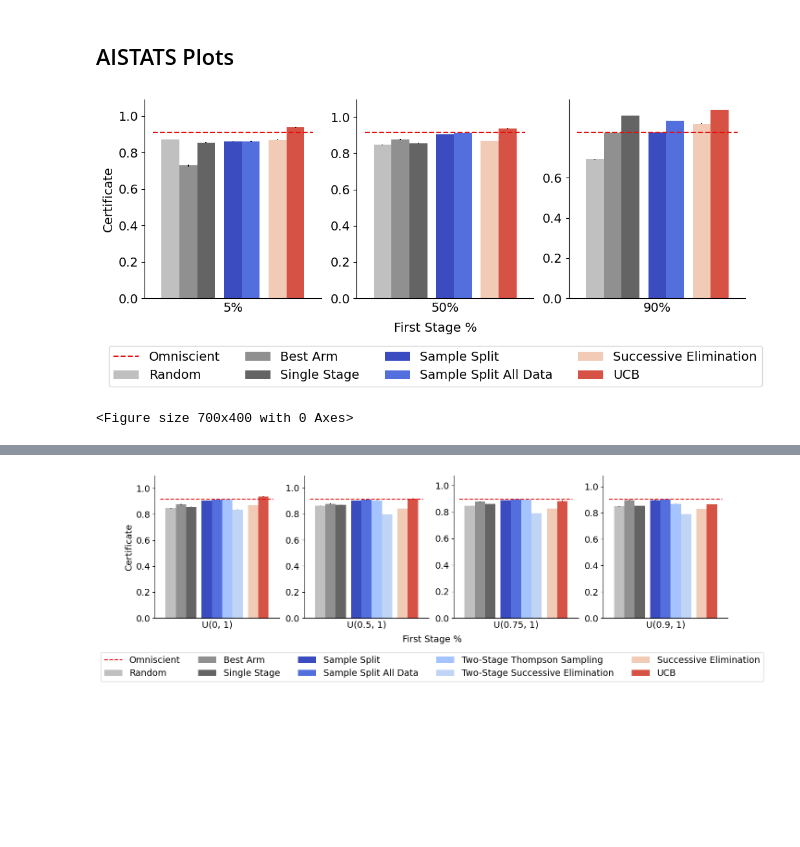
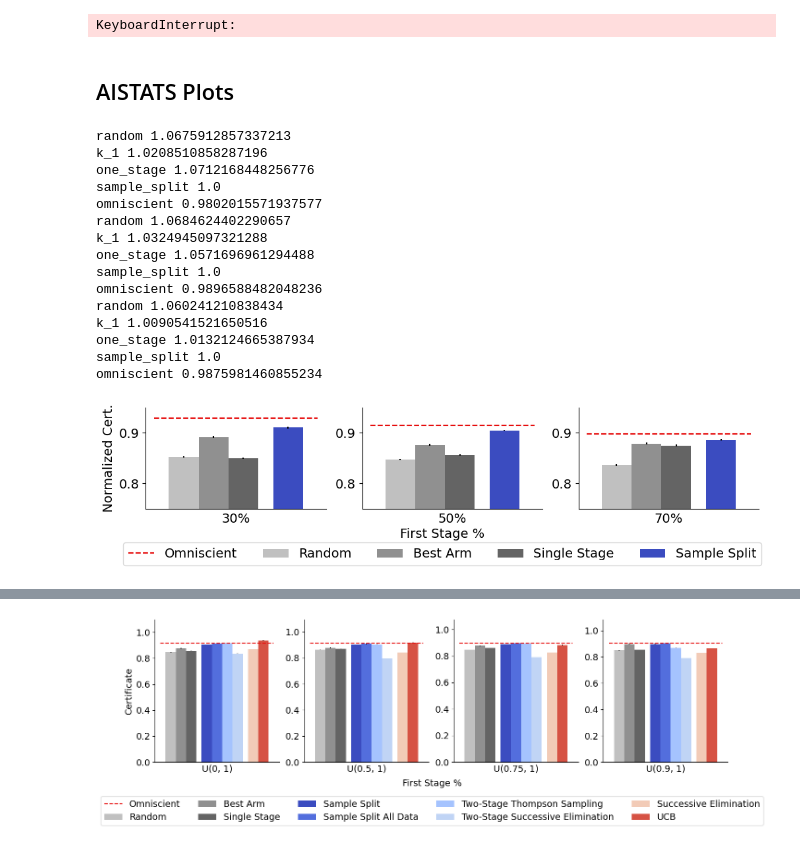
Before and after one commit to secg5/risk_certificate, a Jupyter notebook: scripts/notebooks/Plotting.ipynb, the cells around one changed output, grey strips where cells are left out. Saved outputs shown, nothing was run; the diff lists cells and outputs as text; code cells hidden in the pictures; blank space fills up the shorter version.

Commit message:
Updated plots

```diff
--- a/scripts/notebooks/Plotting.ipynb
+++ b/scripts/notebooks/Plotting.ipynb
@@ -35,8 +38,8 @@ plt.rcParams['savefig.bbox'] = 'tight'
 # %%
 colors_by_method = {}
 non_adaptive_methods = ['','random','k_1','one_stage','fixed_k']
-our_methods = ['sample_split','sample_split_total','','prior','two_stage_thompson','two_stage_successive_elimination']
-adaptive_methods = ['successive_elimination','ucb']
+our_methods = ['sample_split','sample_split_total','prior']
+adaptive_methods = ['two_stage_thompson','two_stage_successive_elimination','successive_elimination','ucb']
 
 greys = plt.cm.Greys(np.linspace(0.2, 1, len(non_adaptive_methods)+1))
 vidris = plt.cm.coolwarm(np.linspace(0, 0.4, len(our_methods)))
@@ -53,6 +56,8 @@ for i,m in enumerate(adaptive_methods):
 
 colors_by_method['omniscient'] = np.array([0.9,0.05,0.05,1.0])
 colors_by_method['median_effect'] = np.array([0.2, 0.6, 0.2, 1.0])
+# %% [output]
+KeyboardInterrupt:
 # %%
 shapes_by_method = {}
 all_shapes = ['P','o','v','D','s','x','^','<','>']
@@ -63,16 +70,13 @@ for i,m in enumerate(non_adaptive_methods+our_methods+['omniscient']+adaptive_me
 # %%
-fig, axs = plt.subplots(1,3, figsize=(12, 4))
-# method_names = ['random','k_1','one_stage','sample_split','sample_split_total','two_stage_thompson','two_stage_successive_elimination','successive_elimination','ucb','omniscient']
-method_names = ['random','k_1','one_stage','sample_split','sample_split_total', 'successive_elimination','ucb','omniscient']
-# nice_names = ["Random","Best Arm","Single Stage","Sample Split","Sample Split All Data","Two-Stage Thompson Sampling","Two-Stage Successive Elimination","Successive Elimination","UCB","Omniscient"]
-nice_names = ["Random","Best Arm","Single Stage","Sample Split","Sample Split All Data", "Successive Elimination","UCB","Omniscient"]
+fig, axs = plt.subplots(1,3, figsize=(12, 2))
+method_names = ['random','k_1','one_stage','sample_split','omniscient']#,'sample_split_total', 'successive_elimination','ucb','omniscient']
+nice_names = ["Random","Best Arm","Single Stage","Sample Split","Omniscient"]#,"Sample Split All Data", "Successive Elimination","UCB","Omniscient"]
 width = 0.1
-plt.figure(figsize=(7,4))
 
 baseline_params = {'sample_size': 500, 'number_arms': 10}
 dataset = "baseline"
-first_stage_sizes = [50,250,450]
-first_stage_percent = ["5%","50%","90%"]
+first_stage_sizes = [150,250,350]
+first_stage_percent = ["30%","50%","70%"]
 
 x_locations = []
 shift = 0
@@ -88,45 +92,55 @@ for i in range(len(first_stage_sizes)):
     num_data = 0
     if len(results)>0:
         num_data = len(results)*len(results[0]['random']['certificate'])
-#     results = aggregate_data(results)
-#     print(results)
-    results = aggregate_normalize_data(results,baseline='one_stage')
+    results = aggregate_normalize_data(results,normalized='max')
     for k,m in enumerate(method_names):
+        print(m,results['sample_split'][0]/results[m][0])
+
         score_by_n = []
         std_by_n = []
 
         if '{}'.format(m) not in results:
             results['{}'.format(m)] = [0,0]
         score_by_n.append(results['{}'.format(m)][0])
         std_by_n.append(results['{}'.format(m)][1]/num_data**.5)
 
 
 
         if m == 'omniscient':
             axs[i].hlines(score_by_n[0],-0.1,x_locations[-1],colors='green',linestyles='dashed',label='Omniscient',color=colors_by_method[m])
             max_val = results['{}'.format(m)][0]
-#         elif m == 'median_effect':
-#             axs[i].hlines(score_by_n[0],-0.1,x_locations[-1],colors='green',linestyles='dashed',label='Median effect',color=colors_by_method[m])
-# #             max_val = results['{}'.format(m)][0]
         else:
             axs[i].bar(x_locations[k],score_by_n,width=width,label=nice_names[k],color=colors_by_method[m],yerr=std_by_n)
             max_val = max(max_val,results['{}'.format(m)][0])
 
         axs[i].set_xticks([])
         axs[i].tick_params(axis='both', which='major', labelsize=14)
-        axs[i].set_ylim([0,max_val*1.2])
+        axs[i].set_ylim([0.75,0.95])
         axs[i].set_xlabel(first_stage_percent[i],fontsize=14)
+        axs[i].set_yticks([0.8,0.9])
 
-
-axs[0].set_ylabel("Certificate",fontsize=14)
-axs[2].set_yticks([0,0.2,0.4,0.6])
+axs[0].set_ylabel("Normalized Cert.",fontsize=14)
 
 handles, labels = axs[0].get_legend_handles_labels()
 
-fig.legend(handles, labels, loc='upper center',ncol=4,bbox_to_anchor=(0.5,-0.05),fontsize=14)
+fig.legend(handles, labels, loc='upper center',ncol=5,bbox_to_anchor=(0.5,-0.1),fontsize=14)
 
-fig.supxlabel("First Stage %",fontsize=14,x=0.5,y=-0.03)
+fig.supxlabel("First Stage %",fontsize=14,x=0.5,y=-0.13)
 fig.savefig("../../results/figures/non_adaptive.pdf",dpi=300, bbox_inches='tight')
 # %% [output]
+random 1.0675912857337213
+k_1 1.0208510858287196
+one_stage 1.0712168448256776
+sample_split 1.0
+omniscient 0.9802015571937577
+random 1.0684624402290657
+k_1 1.0324945097321288
+one_stage 1.0571696961294488
+sample_split 1.0
+omniscient 0.9896588482048236
+random 1.060241210838434
+k_1 1.0090541521650516
+one_stage 1.0132124665387934
+sample_split 1.0
+omniscient 0.9875981460855234
-[figure, old version]
+[figure, new version]
-<Figure size 700x400 with 0 Axes>
```
Also changed, not shown: parts of 13 cells of this notebook, 2 other files.
